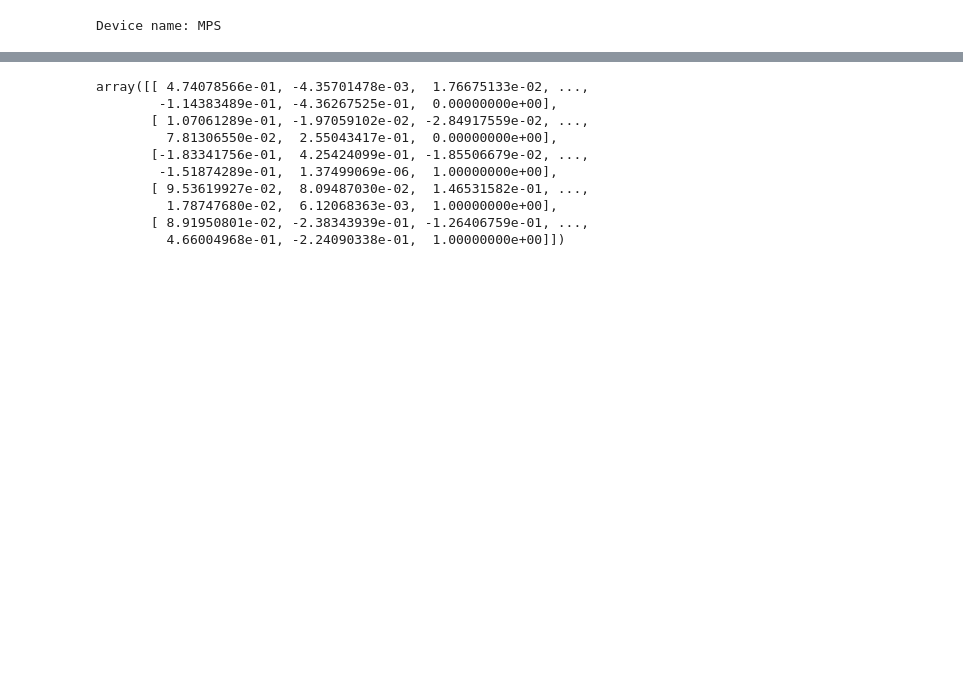
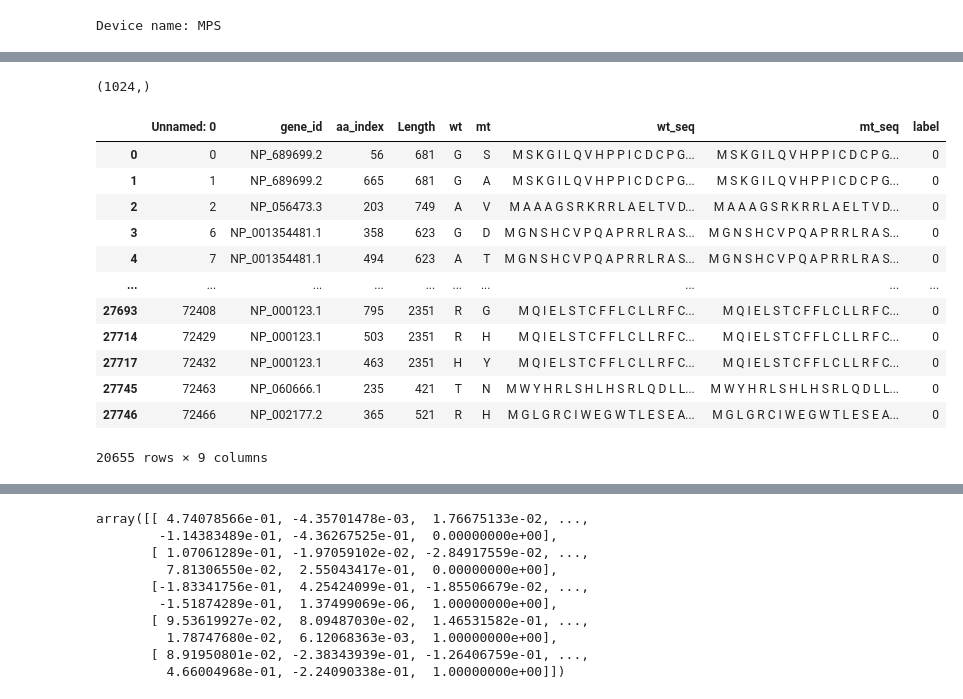
Before and after one commit to wlin16/T5_Protein_Sequence, a Jupyter notebook: ipynb_files/T5_tree_ML.ipynb, the cells around one changed output, grey strips where cells are left out. Saved outputs shown, nothing was run; the diff lists cells and outputs as text; code cells hidden in the pictures; blank space fills up the shorter version.

```diff
--- a/ipynb_files/T5_MLP.ipynb
+++ b/ipynb_files/T5_tree_ML.ipynb
@@ -134,0 +219,4 @@ model = model.eval()
+# %%
+wt.shape
+# %% [output]
+(1024,)
@@ -134,0 +236,16 @@ model = model.eval()
+# %%
+neutral_df
+# %% [output]
+|  | Unnamed: 0 | gene_id | aa_index | Length | wt | mt | wt_seq | mt_seq | label |
+| 0 | 0 | NP_689699.2 | 56 | 681 | G | S | M S K G I L Q V H P P I C D C P G... | M S K G I L Q V H P P I C D C P G... | 0 |
+| 1 | 1 | NP_689699.2 | 665 | 681 | G | A | M S K G I L Q V H P P I C D C P G... | M S K G I L Q V H P P I C D C P G... | 0 |
+| 2 | 2 | NP_056473.3 | 203 | 749 | A | V | M A A A G S R K R R L A E L T V D... | M A A A G S R K R R L A E L T V D... | 0 |
+| 3 | 6 | NP_001354481.1 | 358 | 623 | G | D | M G N S H C V P Q A P R R L R A S... | M G N S H C V P Q A P R R L R A S... | 0 |
+| 4 | 7 | NP_001354481.1 | 494 | 623 | A | T | M G N S H C V P Q A P R R L R A S... | M G N S H C V P Q A P R R L R A S... | 0 |
+| ... | ... | ... | ... | ... | ... | ... | ... | ... | ... |
+| 27693 | 72408 | NP_000123.1 | 795 | 2351 | R | G | M Q I E L S T C F F L C L L R F C... | M Q I E L S T C F F L C L L R F C... | 0 |
+| 27714 | 72429 | NP_000123.1 | 503 | 2351 | R | H | M Q I E L S T C F F L C L L R F C... | M Q I E L S T C F F L C L L R F C... | 0 |
+| 27717 | 72432 | NP_000123.1 | 463 | 2351 | H | Y | M Q I E L S T C F F L C L L R F C... | M Q I E L S T C F F L C L L R F C... | 0 |
+| 27745 | 72463 | NP_060666.1 | 235 | 421 | T | N | M W Y H R L S H L H S R L Q D L L... | M W Y H R L S H L H S R L Q D L L... | 0 |
+| 27746 | 72466 | NP_002177.2 | 365 | 521 | R | H | M G L G R C I W E G W T L E S E A... | M G L G R C I W E G W T L E S E A... | 0 |
+20655 rows × 9 columns
```
Also changed, not shown: parts of 55 cells of this notebook, 8 other files.
